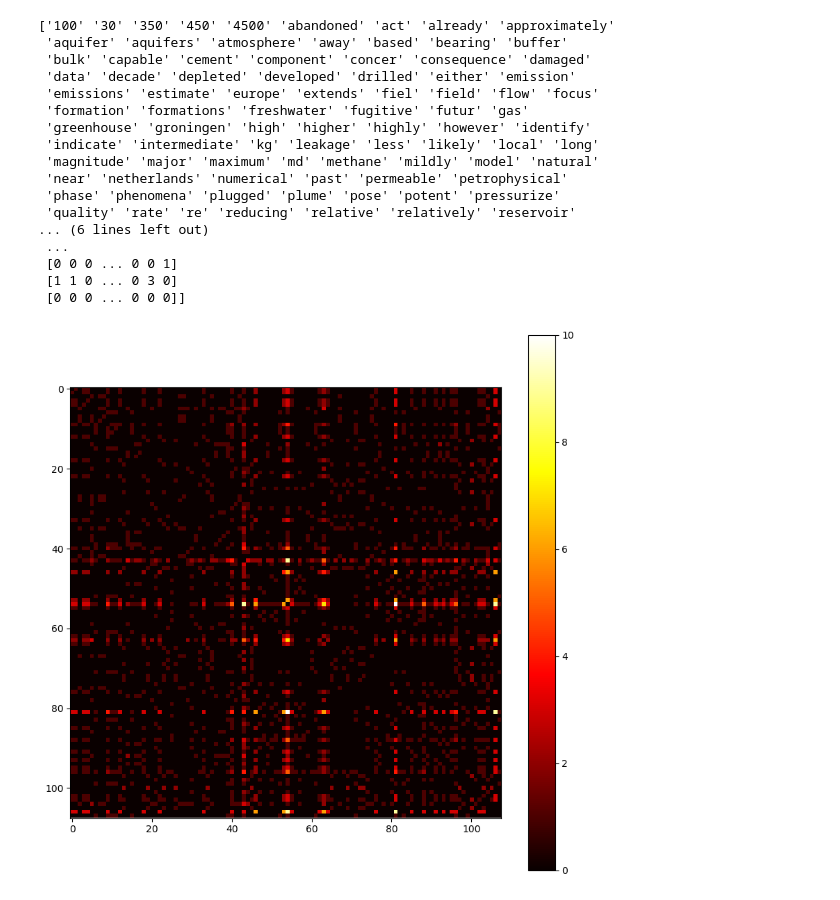
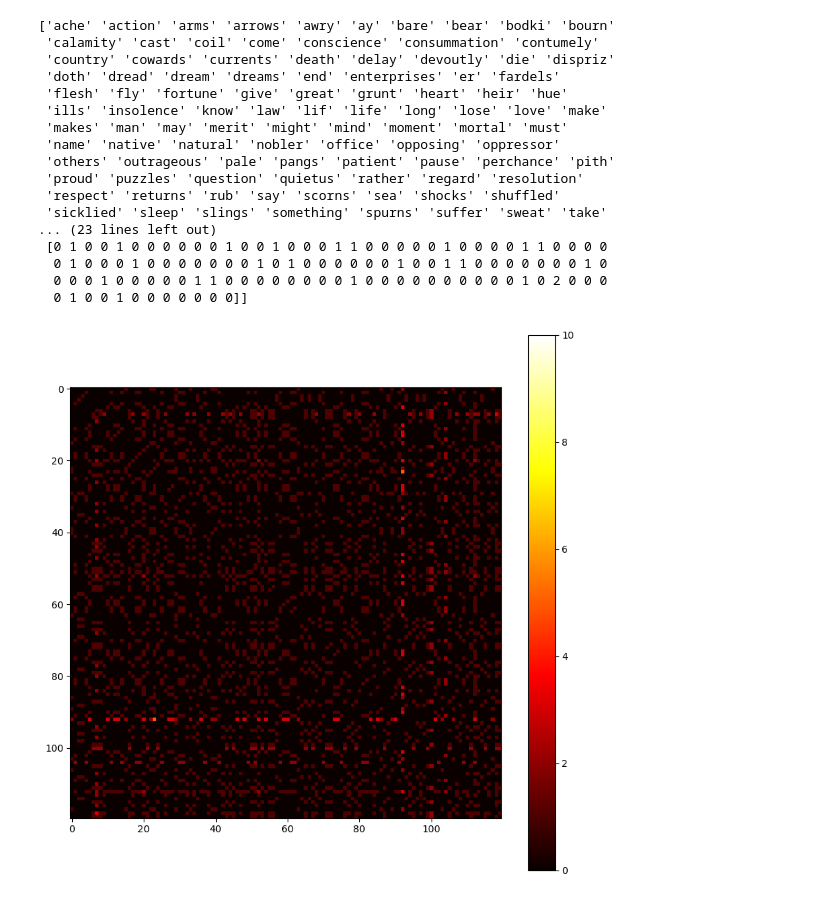
Before and after one commit to 4minakov/practical-data, a Jupyter notebook: WordNetworksExample.ipynb, the cells around one changed output. Cells and saved outputs as stored; diff of their text form; code cells hidden in the pictures.

Commit message:
updated Jupyter notebook and data for wworkshop on 06/02

```diff
--- a/WordNetworksExample.ipynb
+++ b/WordNetworksExample.ipynb
@@ -17,7 +25,11 @@ import re
 
 filename = "text_abstract.txt"
 
-with open(filename, 'r') as file:
+filename = "weekend_updates.txt"
+
+filename = "question.txt"
+
+with open(filename, 'r', encoding='utf-8') as file:
     text_data = file.read()
 
 # Pattern to match a word character followed by . ! or ? and then a space
@@ -97,40 +105,41 @@ counts = X.toarray()
 print(features)
 print(counts)
 # %% [output]
-['100' '30' '350' '450' '4500' 'abandoned' 'act' 'already' 'approximately'
- 'aquifer' 'aquifers' 'atmosphere' 'away' 'based' 'bearing' 'buffer'
- 'bulk' 'capable' 'cement' 'component' 'concer' 'consequence' 'damaged'
- 'data' 'decade' 'depleted' 'developed' 'drilled' 'either' 'emission'
- 'emissions' 'estimate' 'europe' 'extends' 'fiel' 'field' 'flow' 'focus'
- 'formation' 'formations' 'freshwater' 'fugitive' 'futur' 'gas'
- 'greenhouse' 'groningen' 'high' 'higher' 'highly' 'however' 'identify'
- 'indicate' 'intermediate' 'kg' 'leakage' 'less' 'likely' 'local' 'long'
- 'magnitude' 'major' 'maximum' 'md' 'methane' 'mildly' 'model' 'natural'
- 'near' 'netherlands' 'numerical' 'past' 'permeable' 'petrophysical'
- 'phase' 'phenomena' 'plugged' 'plume' 'pose' 'potent' 'pressurize'
- 'quality' 'rate' 're' 'reducing' 'relative' 'relatively' 'reservoir'
-... (6 lines left out)
- ...
- [0 0 0 ... 0 0 1]
- [1 1 0 ... 0 3 0]
- [0 0 0 ... 0 0 0]]
+['ache' 'action' 'arms' 'arrows' 'awry' 'ay' 'bare' 'bear' 'bodki' 'bourn'
+ 'calamity' 'cast' 'coil' 'come' 'conscience' 'consummation' 'contumely'
+ 'country' 'cowards' 'currents' 'death' 'delay' 'devoutly' 'die' 'dispriz'
+ 'doth' 'dread' 'dream' 'dreams' 'end' 'enterprises' 'er' 'fardels'
+ 'flesh' 'fly' 'fortune' 'give' 'great' 'grunt' 'heart' 'heir' 'hue'
+ 'ills' 'insolence' 'know' 'law' 'lif' 'life' 'long' 'lose' 'love' 'make'
+ 'makes' 'man' 'may' 'merit' 'might' 'mind' 'moment' 'mortal' 'must'
+ 'name' 'native' 'natural' 'nobler' 'office' 'opposing' 'oppressor'
+ 'others' 'outrageous' 'pale' 'pangs' 'patient' 'pause' 'perchance' 'pith'
+ 'proud' 'puzzles' 'question' 'quietus' 'rather' 'regard' 'resolution'
+ 'respect' 'returns' 'rub' 'say' 'scorns' 'sea' 'shocks' 'shuffled'
+ 'sicklied' 'sleep' 'slings' 'something' 'spurns' 'suffer' 'sweat' 'take'
+... (23 lines left out)
+ [0 1 0 0 1 0 0 0 0 0 0 1 0 0 1 0 0 0 1 1 0 0 0 0 0 1 0 0 0 0 1 1 0 0 0 0
+  0 1 0 0 0 1 0 0 0 0 0 0 0 1 0 1 0 0 0 0 0 0 1 0 0 1 1 0 0 0 0 0 0 0 1 0
+  0 0 0 1 0 0 0 0 0 1 1 0 0 0 0 0 0 0 0 1 0 0 0 0 0 0 0 0 0 0 1 0 2 0 0 0
+  0 1 0 0 1 0 0 0 0 0 0 0]]
 # %%
 import numpy as np
 import matplotlib.pyplot as plt
 
 # Compute the co-occurrence matrix
 cooccurrence = np.dot(counts.T, counts)
 
 # Subtract the diagonal values (to remove self-co-occurrences)
 np.fill_diagonal(cooccurrence, 0)
 
 # Plotting the co-occurrence matrix
 plt.figure(figsize=(10, 10))
-plt.imshow(cooccurrence, cmap='hot', interpolation='nearest')
+img = plt.imshow(cooccurrence, cmap='hot', interpolation='nearest')
+img.set_clim([0, 10])
 plt.colorbar()
 plt.show()
 # %% [output]
-[figure, old version]
+[figure, new version]
 # %%
 import numpy as np
 import matplotlib.pyplot as plt
```
Also changed, not shown: parts of 6 cells of this notebook, 2 other files.
